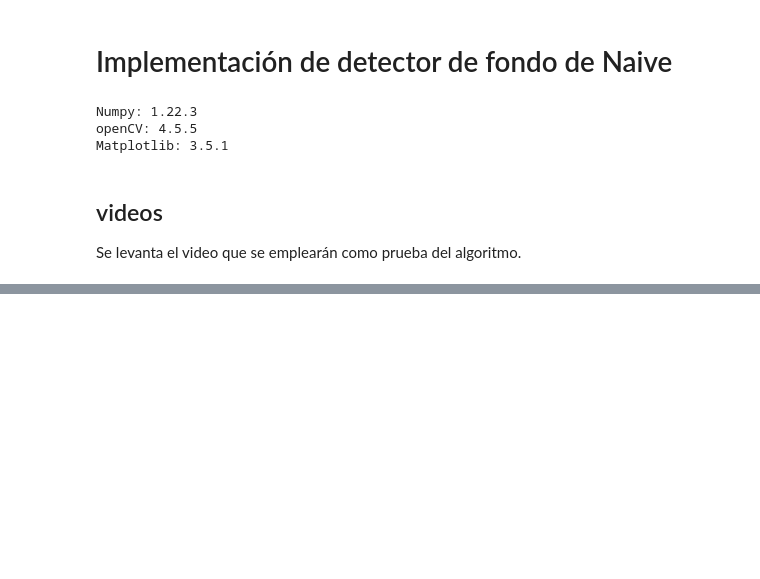
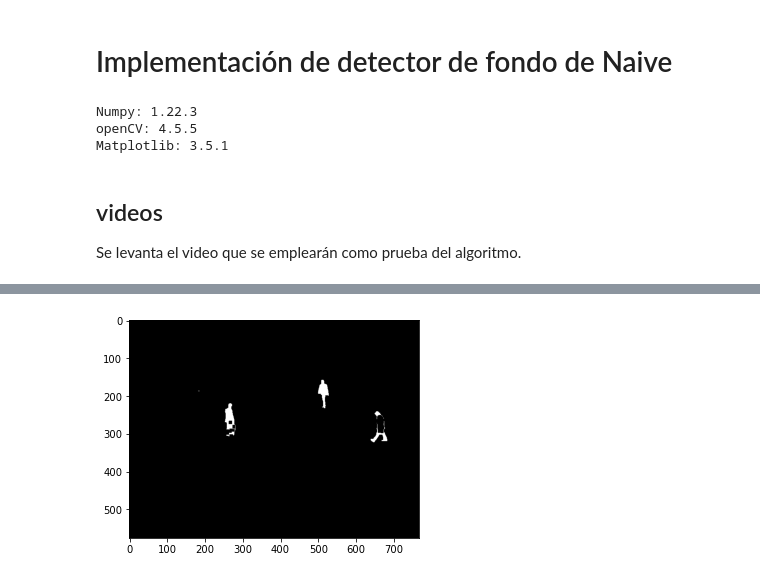
Before and after one commit to cgmassobrio/CEIA-VCI, a Jupyter notebook: tp_5/NaiveBackSubstraction.ipynb, the cells around one changed output, grey strips where cells are left out. Drawn from its saved outputs; the diff is of its cells as text; code cells hidden in the pictures; blank space fills up the shorter version.

```diff
--- a/tp_5/NaiveBackSubstraction.ipynb
+++ b/tp_5/NaiveBackSubstraction.ipynb
@@ -81,0 +133,6 @@ def median_random_frames(input_frames, batch_size, seed, m_type='float32'):
+# %%
+
+plt.imshow(closing, cmap='gray')
+plt.show()
+# %% [output]
+[figure, added]
```
Also changed, not shown: parts of 5 cells of this notebook.
